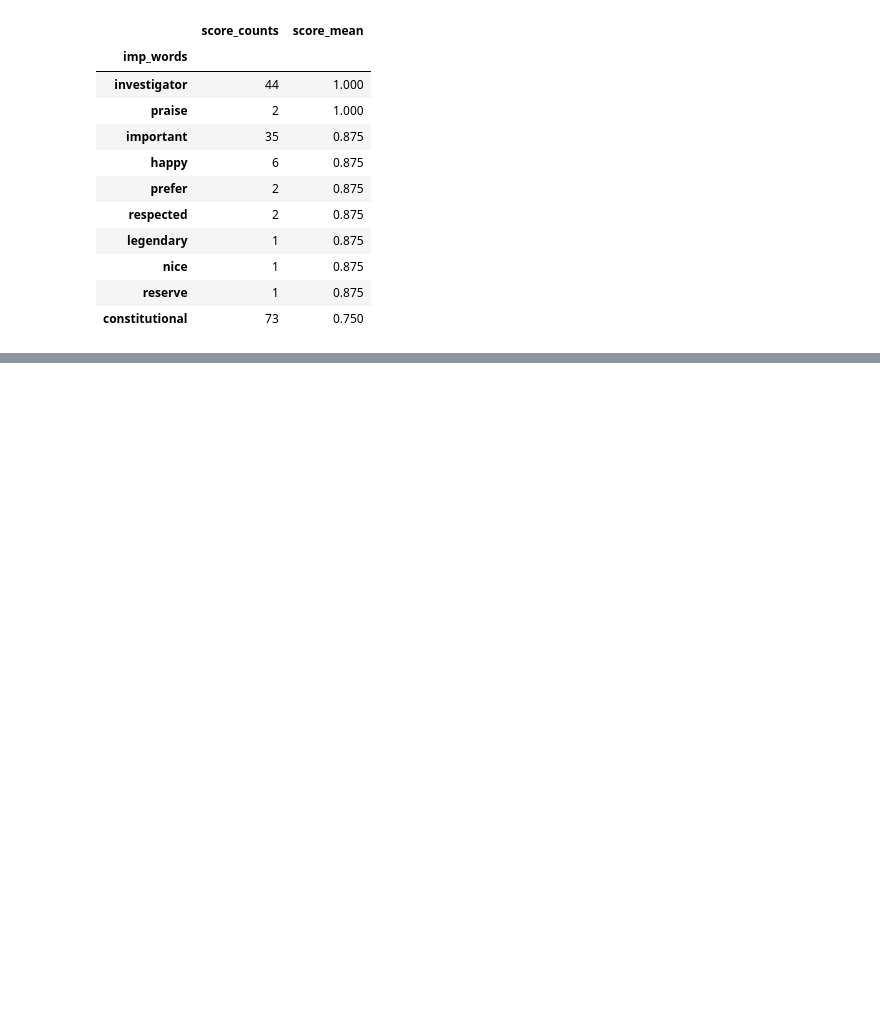
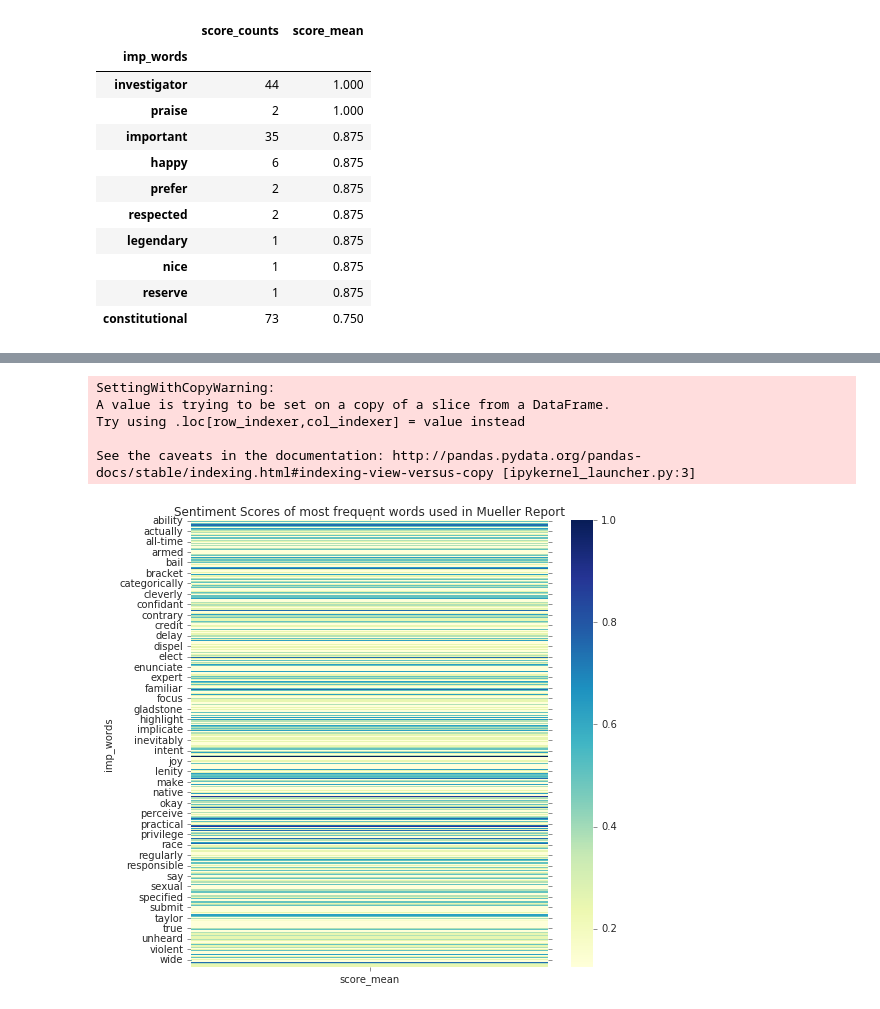
Before and after one commit to Gabya06/mueller, a Jupyter notebook: MuellerReportAnalysis.ipynb, the cells around one changed output, grey strips where cells are left out. Saved outputs shown, nothing was run; the diff lists cells and outputs as text; code cells hidden in the pictures; blank space fills up the shorter version.

```diff
--- a/MuellerReportAnalysis.ipynb
+++ b/MuellerReportAnalysis.ipynb
@@ -395,0 +415,3 @@ is deprecated and will be removed in a future version [ipykernel_launcher.py:2]
+# %%
+bins = np.arange(0, 800, 50)
+word_stats['count_range'] = pd.cut(word_stats.score_counts, bins=bins, include_lowest=False)
@@ -395,0 +428,30 @@ is deprecated and will be removed in a future version [ipykernel_launcher.py:2]
+# %%
+temp = word_stats.loc[word_stats.score_counts<250]
+bins = np.arange(0, 250, 50)
+temp['count_range'] = pd.cut(temp.score_counts, bins=bins, include_lowest=False)
+
+# plot violinplot of counts vs score_mean
+fig, ax = plt.subplots(figsize = (8,6))
+sns.violinplot(ax=ax, x = 'count_range', y = 'score_mean', hue = "count_range",
+               data=temp, palette="coolwarm")
+# plot datapoints on top in shape of swarmplot of counts vs score_mean
+sns.swarmplot(ax=ax, x = 'count_range', y = 'score_mean', hue = "count_range",data=temp,split=True,
+              palette="coolwarm")
+# turn off legend
+ax.legend().set_visible(False)
+ax.set_title('Score Counts vs Score Average\n - Is the average higher or lower based on Word Frequency?')
+plt.show(fig)
+# %% [output]
+SettingWithCopyWarning:
+A value is trying to be set on a copy of a slice from a DataFrame.
+Try using .loc[row_indexer,col_indexer] = value instead
+
+See the caveats in the documentation: http://pandas.pydata.org/pandas-docs/stable/indexing.html#indexing-view-versus-copy [ipykernel_launcher.py:3]
+# %%
+fig, ax = plt.subplots(figsize = (8,8))
+_= sns.heatmap(word_stats[['score_mean']], vmax=1.0,
+            cmap="YlGnBu", square=False)
+ax.set_title('Sentiment Scores of most frequent words used in Mueller Report')
+plt.show(fig)
+# %% [output]
+[figure, added]
```
Also changed, not shown: parts of 3 cells of this notebook.
